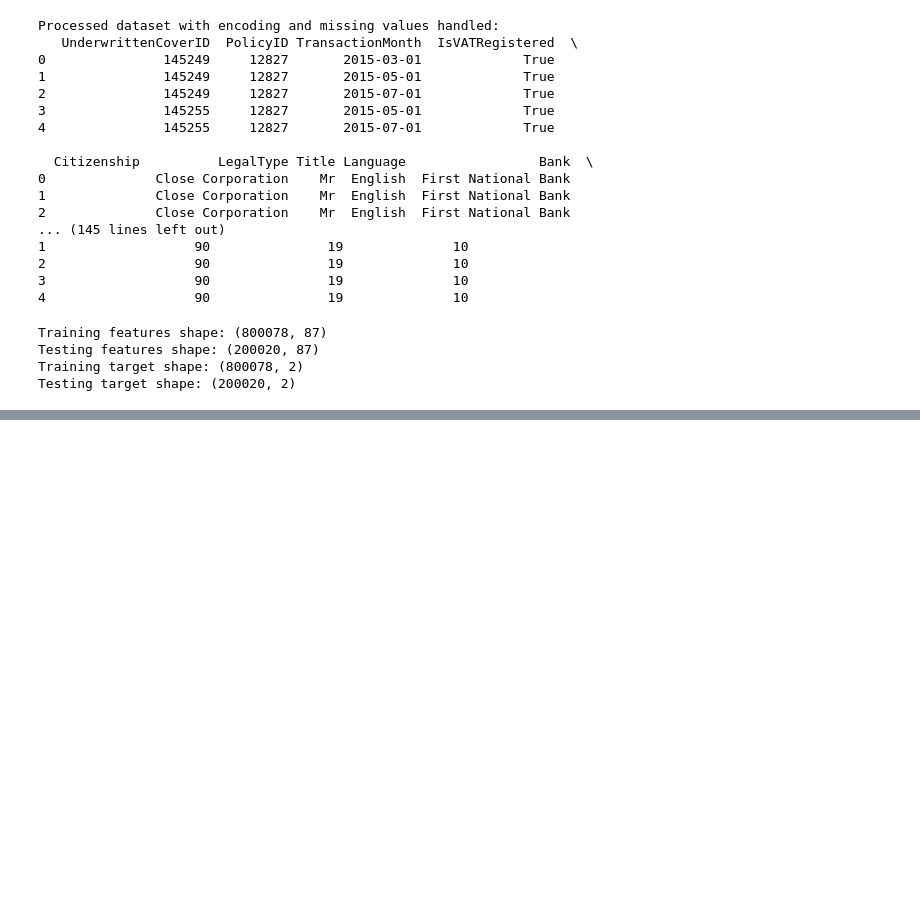
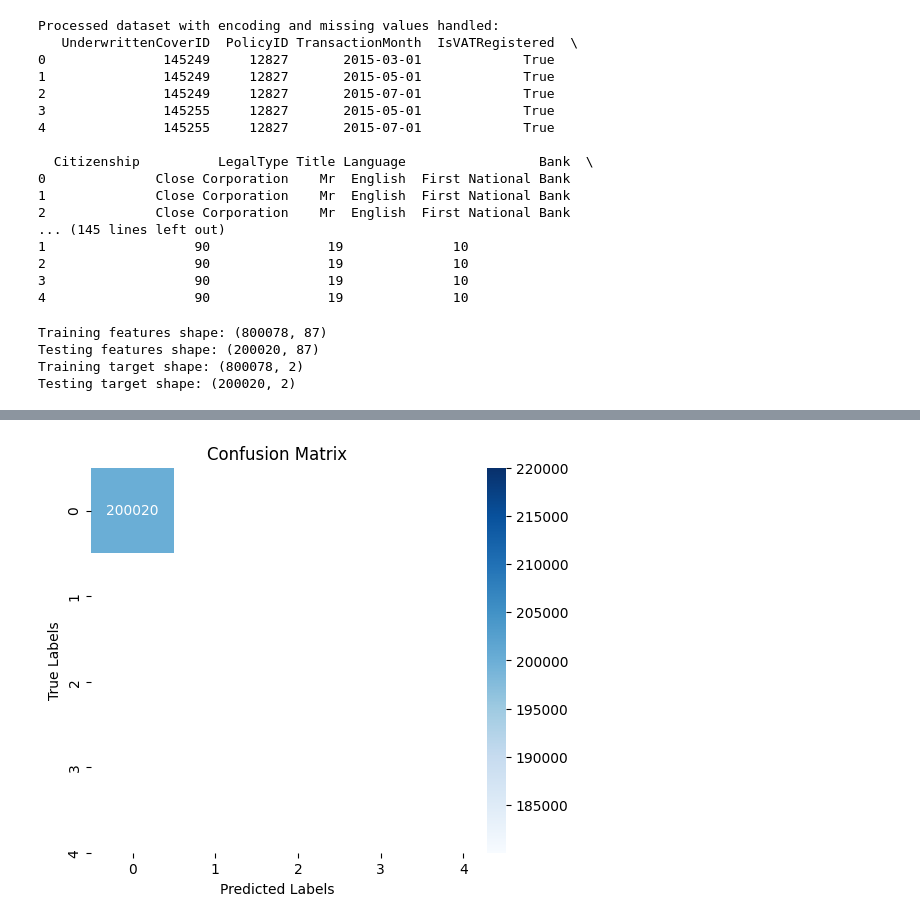
Before and after one commit to hasankere/Week2_Challenge, a Jupyter notebook: project_folder/notebooks/alpha_care_insurance.ipynb, the cells around one changed output, grey strips where cells are left out. Saved outputs shown, nothing was run; the diff lists cells and outputs as text; code cells hidden in the pictures; blank space fills up the shorter version.

```diff
--- a/project_folder/notebooks/alpha_care_insurance.ipynb
+++ b/project_folder/notebooks/alpha_care_insurance.ipynb
@@ -805,0 +1018,30 @@ TotalPremium - Root Mean Squared Error (RMSE): 165.90245663446333
+# %%
+# Initialize the Decision Tree model
+model = DecisionTreeClassifier(random_state=42)
+
+# Train the model using 'TotalPremium' as the target
+model.fit(X_train, y_train_discretized['TotalPremium'])
+
+# Make predictions on the test set
+y_pred = model.predict(X_test)
+
+# Calculate evaluation metrics
+accuracy = accuracy_score(y_test_discretized['TotalPremium'], y_pred)
+precision = precision_score(y_test_discretized['TotalPremium'], y_pred, average='binary')
+recall = recall_score(y_test_discretized['TotalPremium'], y_pred, average='binary')
+f1 = f1_score(y_test_discretized['TotalPremium'], y_pred, average='binary')
+# %%
+from sklearn.tree import DecisionTreeClassifier
+# Print the results
+print(f"Accuracy: {accuracy:.4f}")
+print(f"Precision: {precision:.4f}")
+print(f"Recall: {recall:.4f}")
+print(f"F1-Score: {f1:.4f}")
+# Generate and print classification report
+print("\nClassification Report:\n")
+print(classification_report(y_test_discretized['TotalPremium'], y_pred))
+
+# Generate and print confusion matrix
+cm = confusion_matrix(y_test_discretized['TotalPremium'], y_pred)
+print("\nConfusion Matrix:\n")
+print(cm)
@@ -805,0 +1068,10 @@ TotalPremium - Root Mean Squared Error (RMSE): 165.90245663446333
+# %%
+# Plot Confusion Matrix using Seaborn Heatmap
+plt.figure(figsize=(6, 5))
+sns.heatmap(cm, annot=True, fmt='d', cmap='Blues', xticklabels=[0, 1, 2, 3, 4], yticklabels=[0, 1, 2, 3, 4])
+plt.xlabel('Predicted Labels')
+plt.ylabel('True Labels')
+plt.title('Confusion Matrix')
+plt.show()
+# %% [output]
+[figure, added]
```
Also changed, not shown: parts of 15 cells of this notebook.
